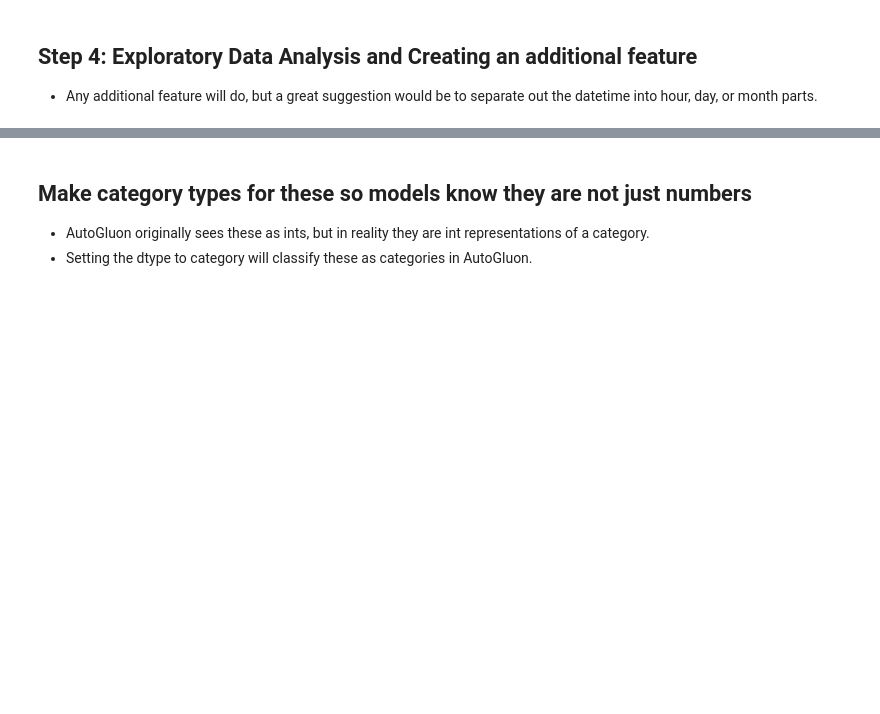
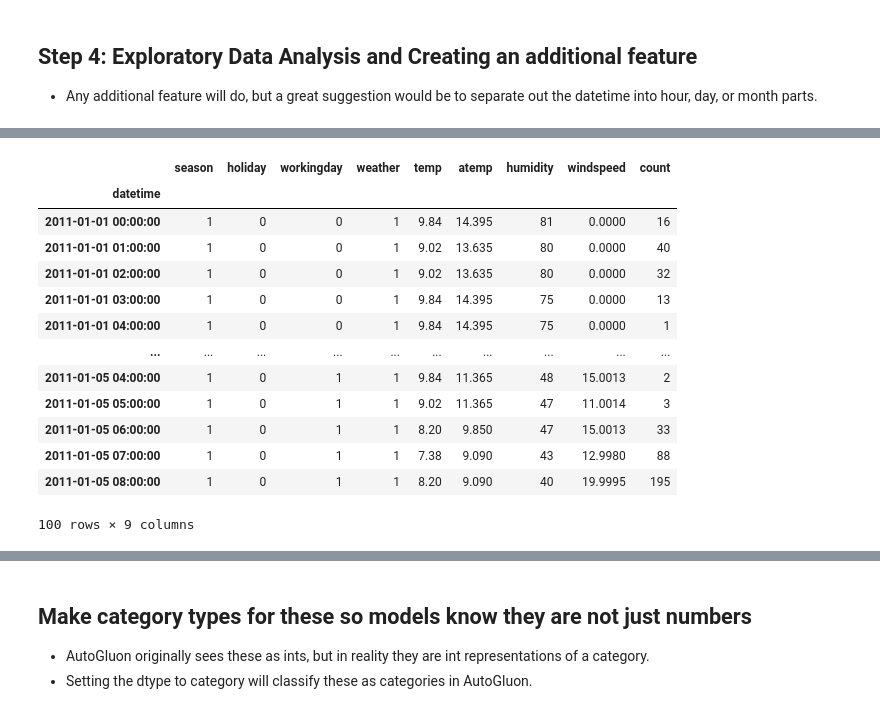
Before and after one commit to schalafi/Predict-Bike-Sharing-Demand-with-Machine-Learning, a Jupyter notebook: project/project-template.ipynb, the cells around one changed output, grey strips where cells are left out. Saved outputs shown, nothing was run; the diff lists cells and outputs as text; code cells hidden in the pictures; blank space fills up the shorter version.

```diff
--- a/project/project-template.ipynb
+++ b/project/project-template.ipynb
@@ -437,0 +558,17 @@ train.?
+# %%
+train.head(100)
+# %% [output]
+|  | season | holiday | workingday | weather | temp | atemp | humidity | windspeed | count |
+| datetime |  |  |  |  |  |  |  |  |  |
+| 2011-01-01 00:00:00 | 1 | 0 | 0 | 1 | 9.84 | 14.395 | 81 | 0.0000 | 16 |
+| 2011-01-01 01:00:00 | 1 | 0 | 0 | 1 | 9.02 | 13.635 | 80 | 0.0000 | 40 |
+| 2011-01-01 02:00:00 | 1 | 0 | 0 | 1 | 9.02 | 13.635 | 80 | 0.0000 | 32 |
+| 2011-01-01 03:00:00 | 1 | 0 | 0 | 1 | 9.84 | 14.395 | 75 | 0.0000 | 13 |
+| 2011-01-01 04:00:00 | 1 | 0 | 0 | 1 | 9.84 | 14.395 | 75 | 0.0000 | 1 |
+| ... | ... | ... | ... | ... | ... | ... | ... | ... | ... |
+| 2011-01-05 04:00:00 | 1 | 0 | 1 | 1 | 9.84 | 11.365 | 48 | 15.0013 | 2 |
+| 2011-01-05 05:00:00 | 1 | 0 | 1 | 1 | 9.02 | 11.365 | 47 | 11.0014 | 3 |
+| 2011-01-05 06:00:00 | 1 | 0 | 1 | 1 | 8.20 | 9.850 | 47 | 15.0013 | 33 |
+| 2011-01-05 07:00:00 | 1 | 0 | 1 | 1 | 7.38 | 9.090 | 43 | 12.9980 | 88 |
+| 2011-01-05 08:00:00 | 1 | 0 | 1 | 1 | 8.20 | 9.090 | 40 | 19.9995 | 195 |
+100 rows × 9 columns
```
Also changed, not shown: parts of 24 cells of this notebook.
